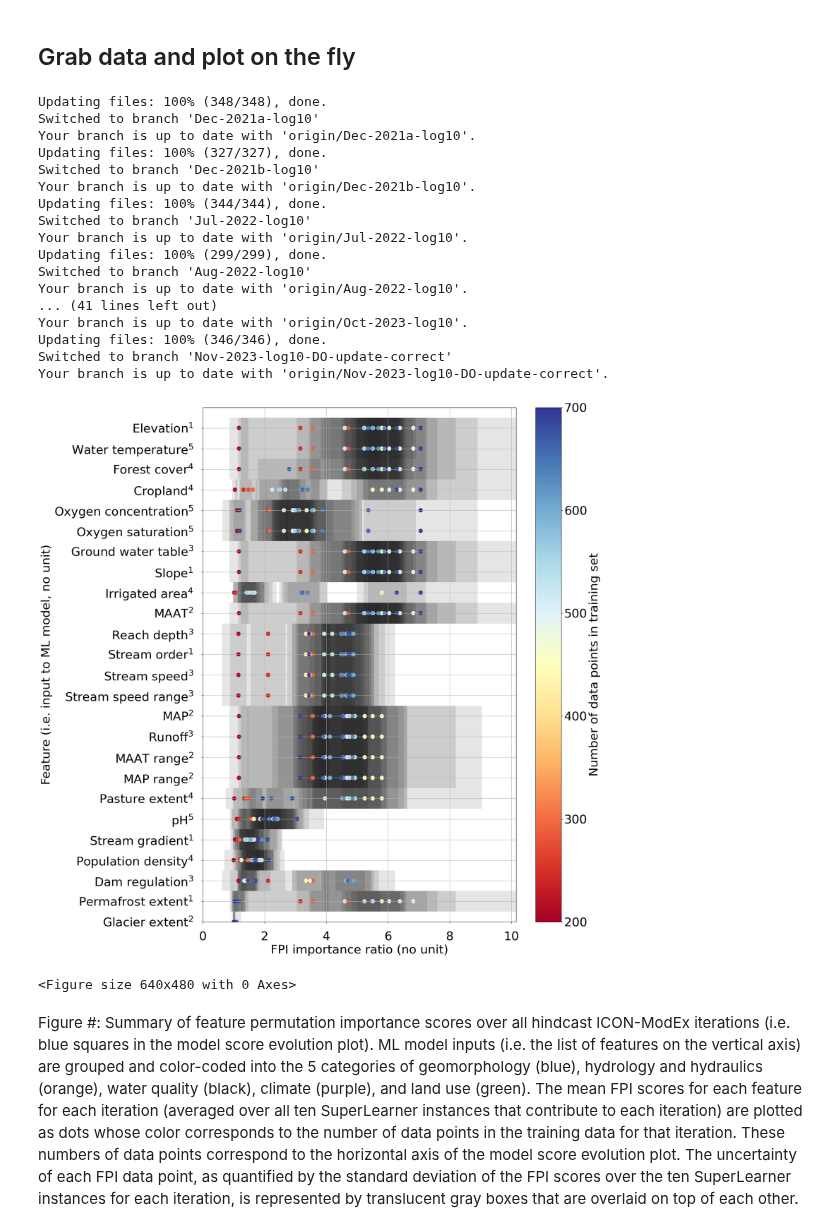
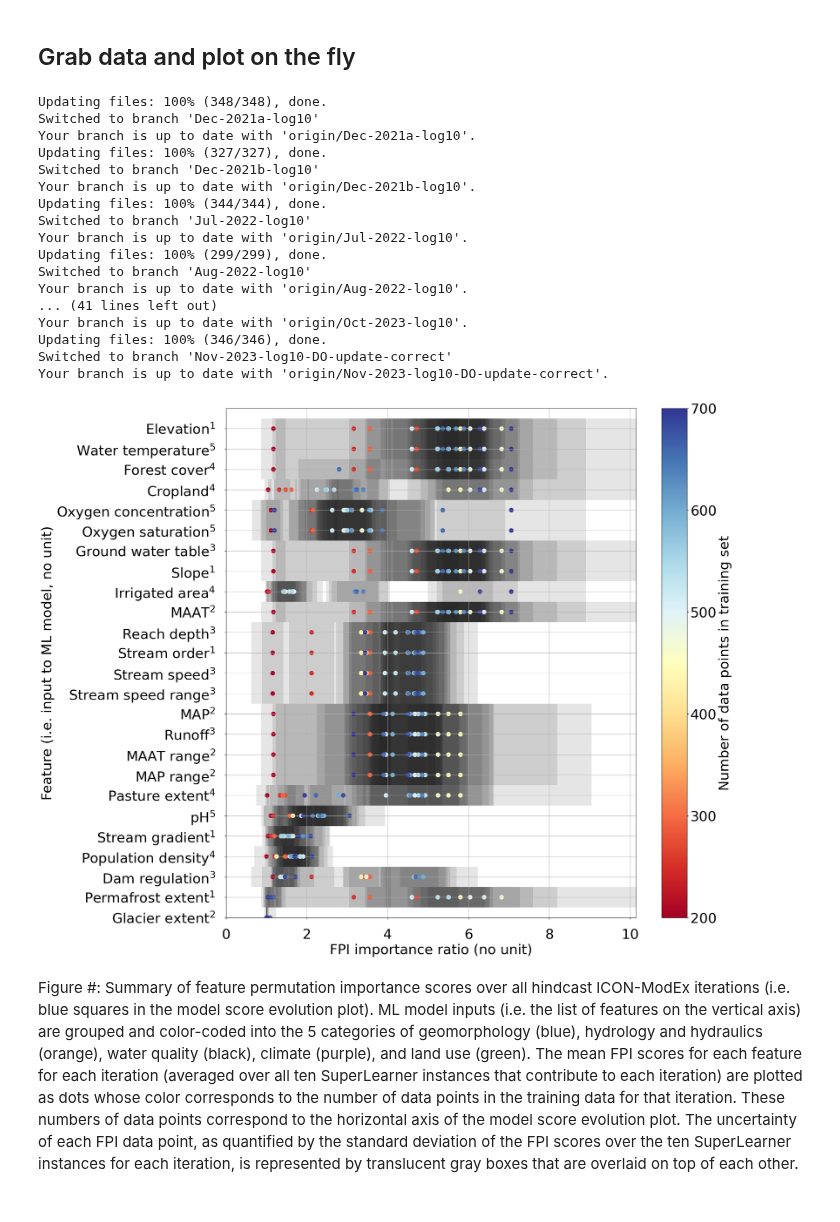
Before and after one commit to WHONDRS-Hub/ICON-ModEx_Open_Manuscript, a Jupyter notebook: fig-fpi/step_01_get_and_sketch_data.ipynb, the cells around one changed output. Drawn from its saved outputs; the diff is of its cells as text; code cells hidden in the pictures.

Commit message:
Fixed bug with writing PDF after plt.show()

```diff
--- a/fig-fpi/step_01_get_and_sketch_data.ipynb
+++ b/fig-fpi/step_01_get_and_sketch_data.ipynb
@@ -493,38 +493,37 @@ ax.set_yticklabels(yticks, ha="right")
 
 ax.grid()
 
 plt.ylim(0,len(feature_id_name_dict))
 plt.xlim(0,fpi_max)
 
 plt.ylabel('Feature (i.e. input to ML model, no unit)')
 plt.xlabel('FPI importance ratio (no unit)')
 
-plt.tight_layout()
-plt.show()
+#plt.tight_layout()
+#plt.show()
 
-plt.savefig('fig05-FPI-summary.pdf',bbox_inches='tight')
+plt.savefig('fig-FPI-summary.pdf',bbox_inches='tight')
 #plt.savefig('fig05-FPI-summary.png')
 #plt.savefig('fig05-FPI-summary.eps')
 # %% [output]
 Updating files: 100% (348/348), done.
 Switched to branch 'Dec-2021a-log10'
 Your branch is up to date with 'origin/Dec-2021a-log10'.
 Updating files: 100% (327/327), done.
 Switched to branch 'Dec-2021b-log10'
 Your branch is up to date with 'origin/Dec-2021b-log10'.
 Updating files: 100% (344/344), done.
 Switched to branch 'Jul-2022-log10'
 Your branch is up to date with 'origin/Jul-2022-log10'.
 Updating files: 100% (299/299), done.
 Switched to branch 'Aug-2022-log10'
 Your branch is up to date with 'origin/Aug-2022-log10'.
 ... (41 lines left out)
 Your branch is up to date with 'origin/Oct-2023-log10'.
 Updating files: 100% (346/346), done.
 Switched to branch 'Nov-2023-log10-DO-update-correct'
 Your branch is up to date with 'origin/Nov-2023-log10-DO-update-correct'.
-[figure, old version]
+[figure, new version]
-<Figure size 640x480 with 0 Axes>
 # %% [markdown]
 Figure \#: Summary of feature permutation importance scores over all hindcast ICON-ModEx iterations (i.e. blue squares in the model score evolution plot). ML model inputs (i.e. the list of features on the vertical axis) are grouped and color-coded into the 5 categories of geomorphology (blue), hydrology and hydraulics (orange), water quality (black), climate (purple), and land use (green). The mean FPI scores for each feature for each iteration (averaged over all ten SuperLearner instances that contribute to each iteration) are plotted as dots whose color corresponds to the number of data points in the training data for that iteration. These numbers of data points correspond to the horizontal axis of the model score evolution plot. The uncertainty of each FPI data point, as quantified by the standard deviation of the FPI scores over the ten SuperLearner instances for each iteration, is represented by translucent gray boxes that are overlaid on top of each other. Each unique uncertainty range box has the same level of translucency; the darker grays correspond to the overlapping of many uncertainty range boxes.
 # %% [markdown]
```
Also changed, not shown: parts of 1 cell of this notebook, 2 other files.
